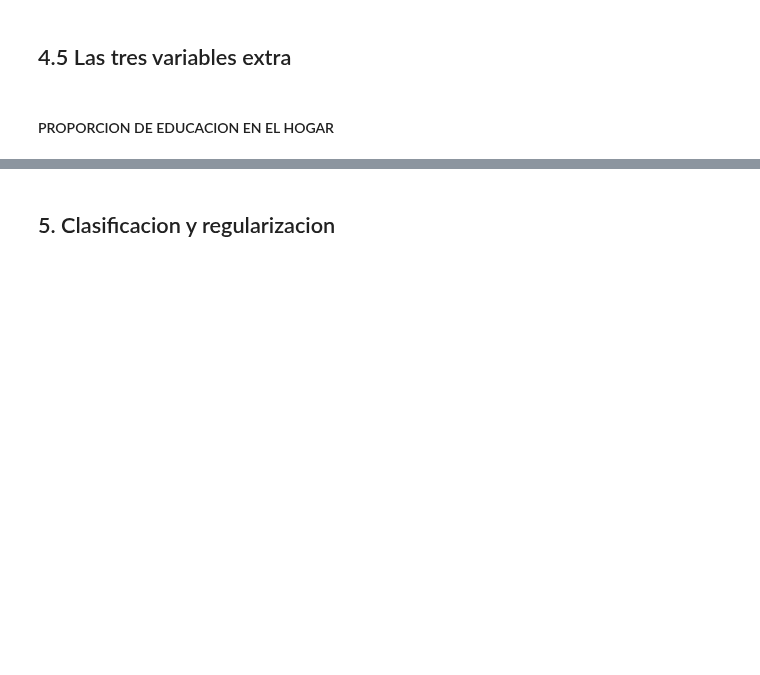
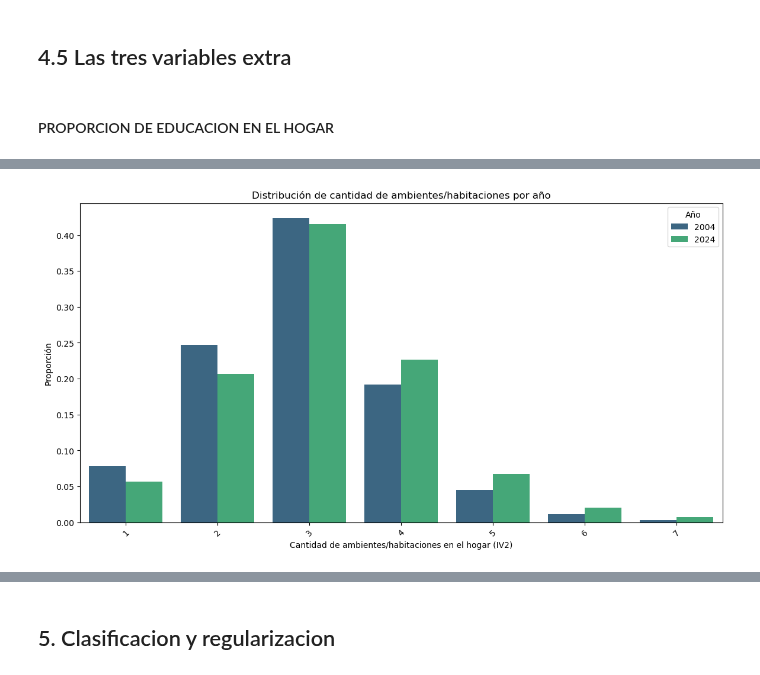
Before and after one commit to maggiecobb/CC408-T1-5, a Jupyter notebook: TP 4/TP 4.ipynb, the cells around one changed output, grey strips where cells are left out. Cells and saved outputs as stored; diff of their text form; code cells hidden in the pictures; blank space fills up the shorter version.

```diff
--- a/TP 4/TP 4.ipynb
+++ b/TP 4/TP 4.ipynb
@@ -791,0 +804,27 @@ combined_24['ayuda_social'] = combined_24.apply(map_ayuda_social24, axis=1)
+# %%
+# Calcular las proporciones para 2004
+prop_04 = combined_04['IV2'].value_counts(normalize=True).reset_index()
+prop_04.columns = ['IV2', 'Proporcion']
+prop_04['Year'] = '2004'
+
+# Calcular las proporciones para 2024
+prop_24 = combined_24['IV2'].value_counts(normalize=True).reset_index()
+prop_24.columns = ['IV2', 'Proporcion']
+prop_24['Year'] = '2024'
+
+# Combinar los DataFrames de proporciones
+prop_combined = pd.concat([prop_04, prop_24])
+
+# Crear el gráfico de barras
+plt.figure(figsize=(14, 7))
+sns.barplot(x='IV2', y='Proporcion', hue='Year', data=prop_combined, palette='viridis')
+
+# Personalizar el gráfico
+plt.title('Distribución de cantidad de ambientes/habitaciones por año')
+plt.xlabel('Cantidad de ambientes/habitaciones en el hogar (IV2)')
+plt.ylabel('Proporción')
+plt.legend(title='Año')
+plt.xticks(rotation=45)
+plt.show()
+# %% [output]
+[figure, added]
```
Also changed, not shown: parts of 44 cells of this notebook.
